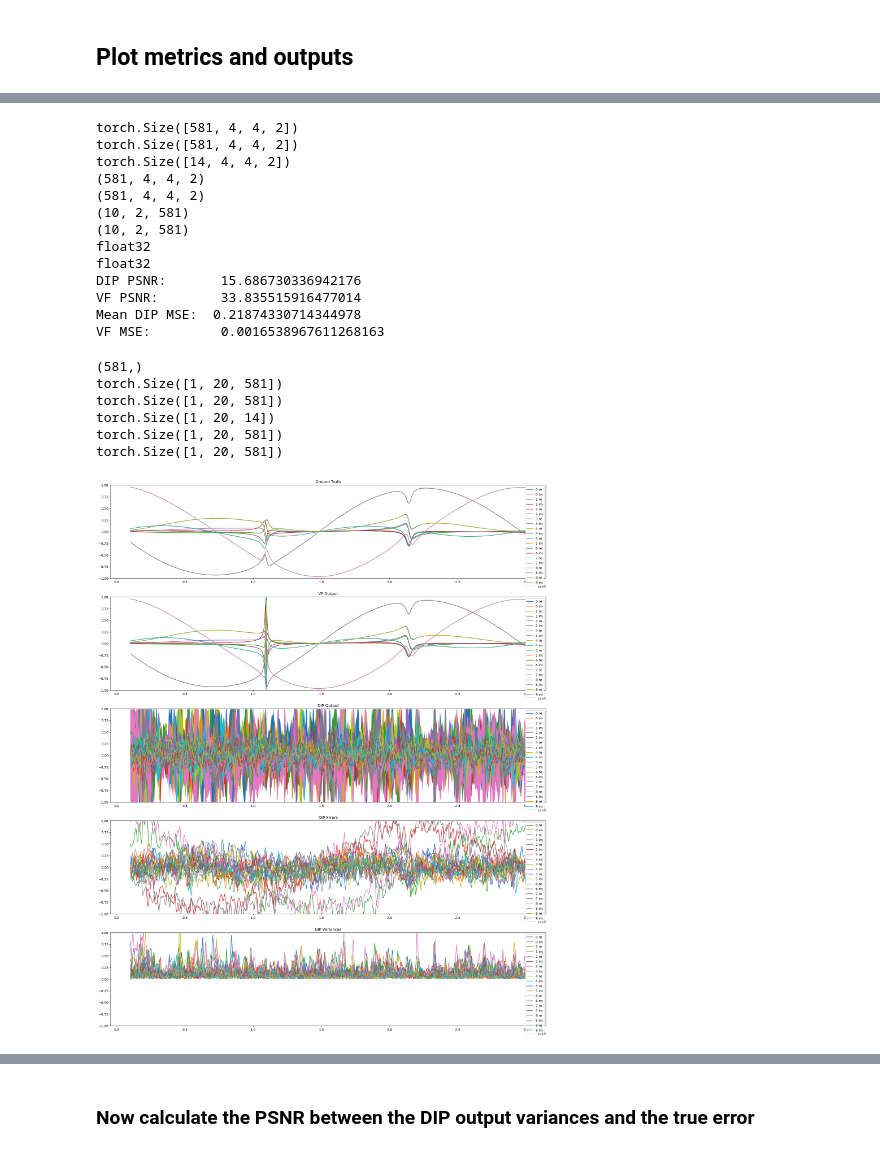
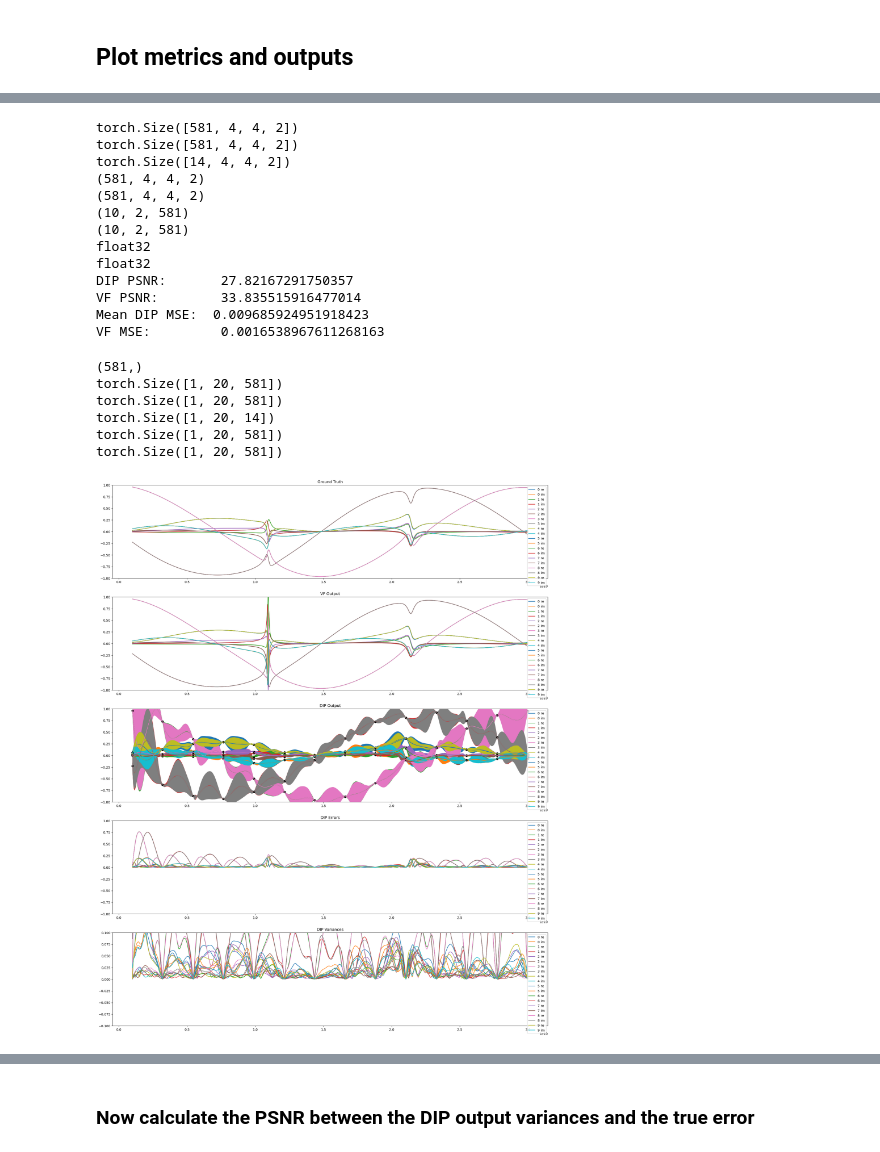
Before and after one commit to VarunGorti/CurveFitting-DIP, a Jupyter notebook: ensemble-reg-constant/RESUNET_V4-ensemble-reg-constant02.ipynb, the cells around one changed output, grey strips where cells are left out. Drawn from its saved outputs; the diff is of its cells as text; code cells hidden in the pictures.

```diff
--- a/ensemble-reg-constant/RESUNET_V4-ensemble-reg-constant02.ipynb
+++ b/ensemble-reg-constant/RESUNET_V4-ensemble-reg-constant02.ipynb
@@ -19,6 +19,5 @@ import sys
 sys.path.insert(0,'..')
 # %%
 device = torch.device('cuda:0' if torch.cuda.is_available() else 'cpu')
-device = torch.device('cpu')
 print(device)
 # %% [output]
@@ -249,9 +248,9 @@ TOTAL PARAMS:  349384
 ## Define training parameters, losses, and track stats
 # %%
 LR = 2e-4
-NUM_ITER = 200
+NUM_ITER = 20000
 NUM_BURN_ITER = NUM_ITER * 0 # 0.2
-SAMPLE_EVERY = 4
+SAMPLE_EVERY = 40
 
 ACTIVE_ITER_RATIO = 0.1
 SAMPLE_LAST_N = NUM_ITER * ACTIVE_ITER_RATIO
@@ -592,9 +591,9 @@ torch.Size([14, 4, 4, 2])
 (10, 2, 581)
 float32
 float32
-DIP PSNR:       15.686730336942176
+DIP PSNR:       27.82167291750357
 VF PSNR:        33.835515916477014
-Mean DIP MSE:  0.21874330714344978
+Mean DIP MSE:  0.009685924951918423
 VF MSE:         0.0016538967611268163
 # %%
 dip_errors = x.detach().cpu() - out.detach().cpu()
@@ -602,6 +601,8 @@ print(gt_freqs.shape)
 print(out.shape)
 print(dip_errors.shape)
 print(y.shape)
+
+std_out = torch.sqrt(var_out)
 
 print(out.shape)
 print(vf_data.shape)
@@ -630,43 +631,43 @@ if N_SPARAMS <= 10:
 # DIP Output, can toggle scatter and/or error bars
 for i in range(N_SPARAMS):
 
     axes[2].plot(gt_freqs, out[0,2*i].detach().cpu(), label=str(i)+" re")
     axes[2].plot(gt_freqs, out[0,2*i+1].detach().cpu(), label=str(i)+" im")
-    axes[2].fill_between(gt_freqs, out[0,2*i].detach().cpu() - 2 * var_out[0,2*i].detach().cpu(), out[0,2*i].detach().cpu() + 2 * var_out[0,2*i].detach().cpu())
-    axes[2].fill_between(gt_freqs, out[0,2*i+1].detach().cpu() - 2 * var_out[0,2*i+1].detach().cpu(), out[0,2*i+1].detach().cpu() + 2 * var_out[0,2*i+1].detach().cpu())
+    axes[2].fill_between(gt_freqs, out[0,2*i].detach().cpu() - 2 * std_out[0,2*i].detach().cpu(), out[0,2*i].detach().cpu() + 2 * std_out[0,2*i].detach().cpu())
+    axes[2].fill_between(gt_freqs, out[0,2*i+1].detach().cpu() - 2 * std_out[0,2*i+1].detach().cpu(), out[0,2*i+1].detach().cpu() + 2 * std_out[0,2*i+1].detach().cpu())
 
-    # axes[2].scatter(gt_freqs[kept_inds], y[0,2*i].cpu(), color='black')
-    # axes[2].scatter(gt_freqs[kept_inds], y[0,2*i+1].cpu(), color='black')
+    axes[2].scatter(gt_freqs[kept_inds], y[0,2*i].cpu(), color='black')
+    axes[2].scatter(gt_freqs[kept_inds], y[0,2*i+1].cpu(), color='black')
 axes[2].set_title("DIP Output")
 axes[2].set_ylim(-1,1)
 if N_SPARAMS <= 10:
     axes[2].legend(loc='upper right')
 
 # DIP Errors
 for i in range(N_SPARAMS):
-    axes[3].plot(gt_freqs, dip_errors[0,2*i].detach().cpu(), label=str(i)+" re")
-    axes[3].plot(gt_freqs, dip_errors[0,2*i+1].detach().cpu(), label=str(i)+" im")
+    axes[3].plot(gt_freqs, torch.abs(dip_errors[0,2*i]).detach().cpu(), label=str(i)+" re")
+    axes[3].plot(gt_freqs, torch.abs(dip_errors[0,2*i+1]).detach().cpu(), label=str(i)+" im")
 axes[3].set_title("DIP Errors")
 axes[3].set_ylim(-1,1)
 if N_SPARAMS <= 10:
     axes[3].legend(loc='upper right')
 
 # DIP Variances
 for i in range(N_SPARAMS):
-    axes[4].plot(gt_freqs, var_out[0,2*i].detach().cpu(), label=str(i)+" re")
-    axes[4].plot(gt_freqs, var_out[0,2*i+1].detach().cpu(), label=str(i)+" im")
+    axes[4].plot(gt_freqs, std_out[0,2*i].detach().cpu(), label=str(i)+" re")
+    axes[4].plot(gt_freqs, std_out[0,2*i+1].detach().cpu(), label=str(i)+" im")
 axes[4].set_title("DIP Variances")
-axes[4].set_ylim(-1,1)
+axes[4].set_ylim(-0.1,0.1)
 if N_SPARAMS <= 10:
     axes[4].legend(loc='upper right')
 # %% [output]
 (581,)
 torch.Size([1, 20, 581])
 torch.Size([1, 20, 581])
 torch.Size([1, 20, 14])
 torch.Size([1, 20, 581])
 torch.Size([1, 20, 581])
-[figure, old version]
+[figure, new version]
 # %%
 out_mag = utils.sparams_to_mag(out)
 dip_errors_mag = x_mag - out_mag
```
Also changed, not shown: parts of 7 cells of this notebook, 7 other files.
